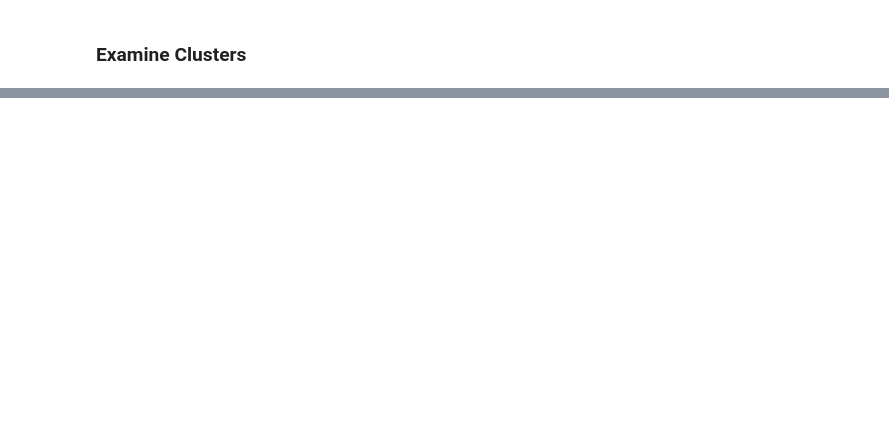
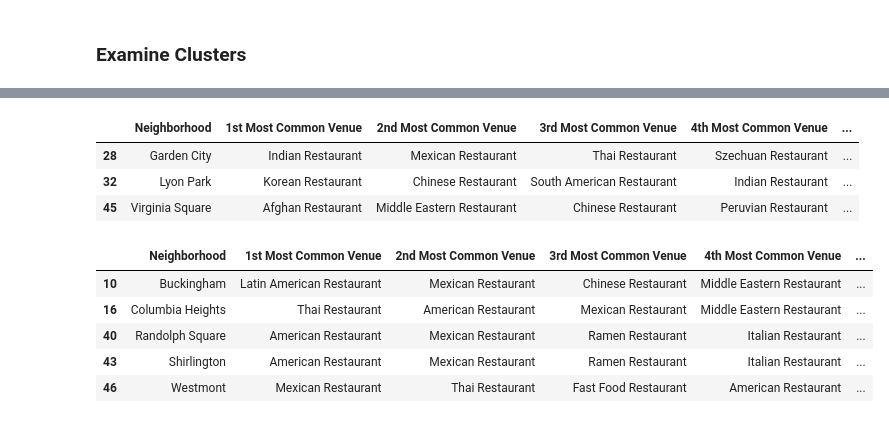
Before and after one commit to kntsully/IBM-Data-Science-Capstone, a Jupyter notebook: CapstoneNotebook.ipynb, the cells around one changed output, grey strips where cells are left out. Saved outputs shown, nothing was run; the diff lists cells and outputs as text; code cells hidden in the pictures; blank space fills up the shorter version.

```diff
--- a/CapstoneNotebook.ipynb
+++ b/CapstoneNotebook.ipynb
@@ -317,0 +399,18 @@ ava_final.loc[toronto_merged['Cluster Labels']==0, ava_final.columns[[2] + list(
+# %%
+# Fourth Cluster
+ava_final.loc[ava_final['Cluster Labels']==3, ava_final.columns[[0] + list(range(4, ava_final.shape[1]))]]
+# %% [output]
+|  | Neighborhood | 1st Most Common Venue | 2nd Most Common Venue | 3rd Most Common Venue | 4th Most Common Venue | ... |
+| 28 | Garden City | Indian Restaurant | Mexican Restaurant | Thai Restaurant | Szechuan Restaurant | ... |
+| 32 | Lyon Park | Korean Restaurant | Chinese Restaurant | South American Restaurant | Indian Restaurant | ... |
+| 45 | Virginia Square | Afghan Restaurant | Middle Eastern Restaurant | Chinese Restaurant | Peruvian Restaurant | ... |
+# %%
+# Fifth Cluster
+ava_final.loc[ava_final['Cluster Labels']==4, ava_final.columns[[0] + list(range(4, ava_final.shape[1]))]]
+# %% [output]
+|  | Neighborhood | 1st Most Common Venue | 2nd Most Common Venue | 3rd Most Common Venue | 4th Most Common Venue | ... |
+| 10 | Buckingham | Latin American Restaurant | Mexican Restaurant | Chinese Restaurant | Middle Eastern Restaurant | ... |
+| 16 | Columbia Heights | Thai Restaurant | American Restaurant | Mexican Restaurant | Middle Eastern Restaurant | ... |
+| 40 | Randolph Square | American Restaurant | Mexican Restaurant | Ramen Restaurant | Italian Restaurant | ... |
+| 43 | Shirlington | American Restaurant | Mexican Restaurant | Ramen Restaurant | Italian Restaurant | ... |
+| 46 | Westmont | Mexican Restaurant | Thai Restaurant | Fast Food Restaurant | American Restaurant | ... |
```
Also changed, not shown: parts of 24 cells of this notebook.
